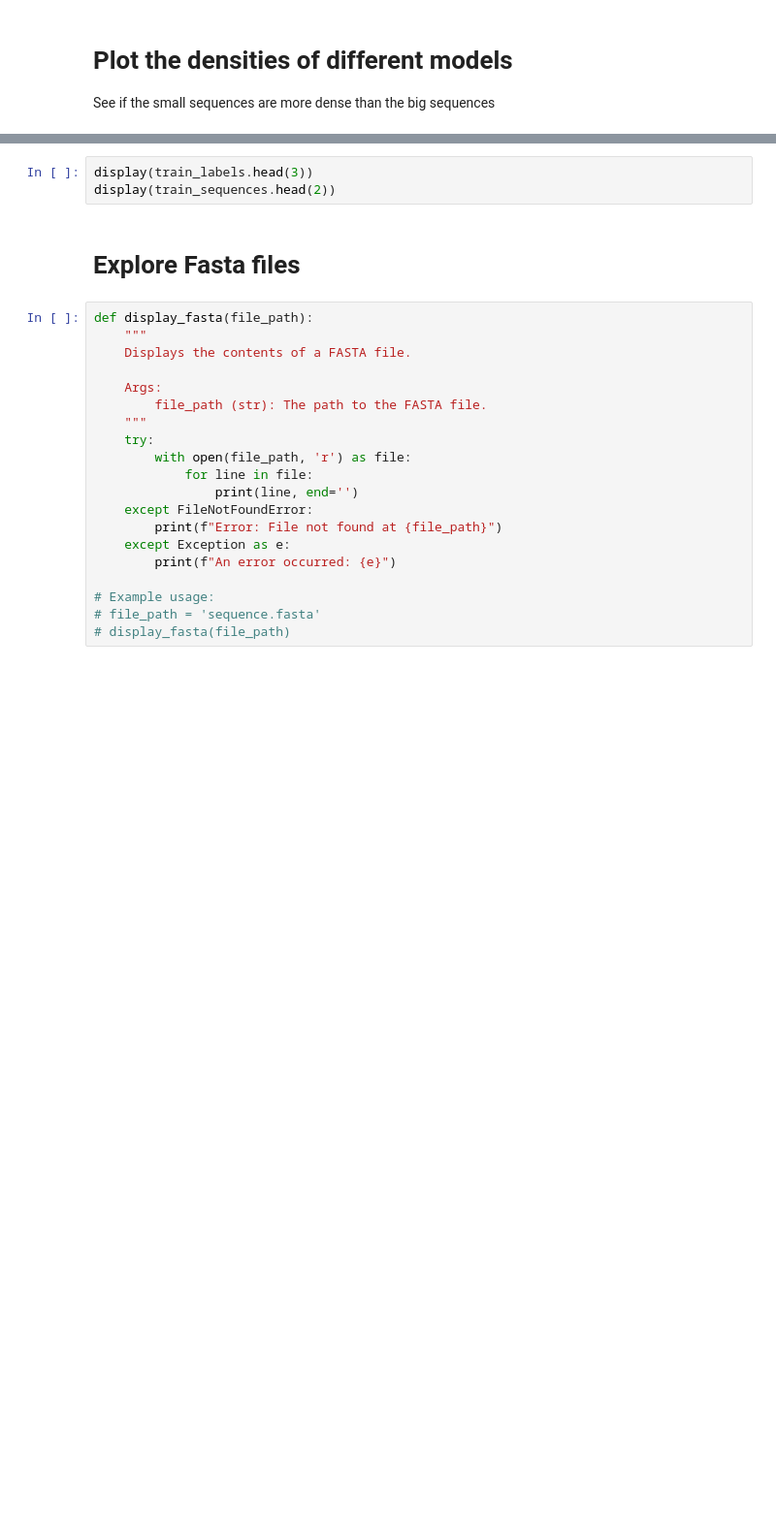
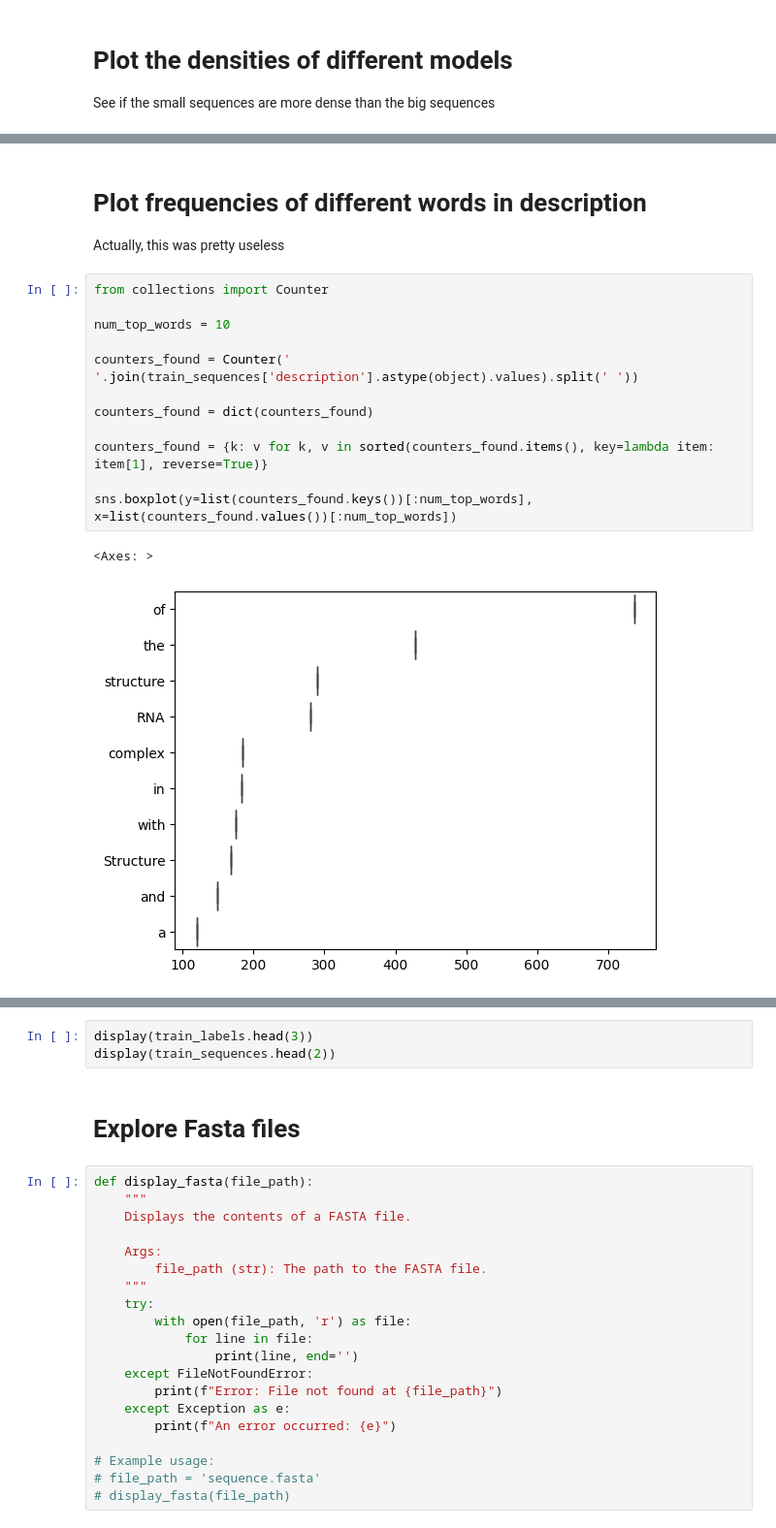
Before and after one commit to abhayma1000/RNA3DFolding, a Jupyter notebook: data_analysis.ipynb, the cells around one changed output, grey strips where cells are left out. Shown at 97% size. Cells and saved outputs as stored; diff of their text form; blank space fills up the shorter version.

```diff
--- a/data_analysis.ipynb
+++ b/data_analysis.ipynb
@@ -352,0 +407,19 @@ See if the small sequences are more dense than the big sequences
+# %% [markdown]
+# Plot frequencies of different words in description
+
+Actually, this was pretty useless
+# %%
+from collections import Counter
+
+num_top_words = 10
+
+counters_found = Counter(' '.join(train_sequences['description'].astype(object).values).split(' '))
+
+counters_found = dict(counters_found)
+
+counters_found = {k: v for k, v in sorted(counters_found.items(), key=lambda item: item[1], reverse=True)}
+
+sns.boxplot(y=list(counters_found.keys())[:num_top_words], x=list(counters_found.values())[:num_top_words])
+# %% [output]
+<Axes: >
+[figure, added]
```
Also changed, not shown: parts of 13 cells of this notebook.
